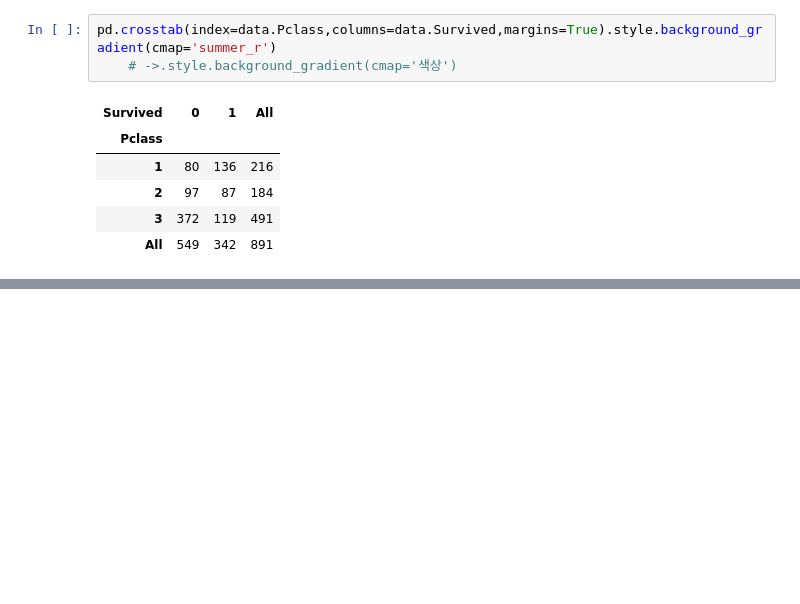
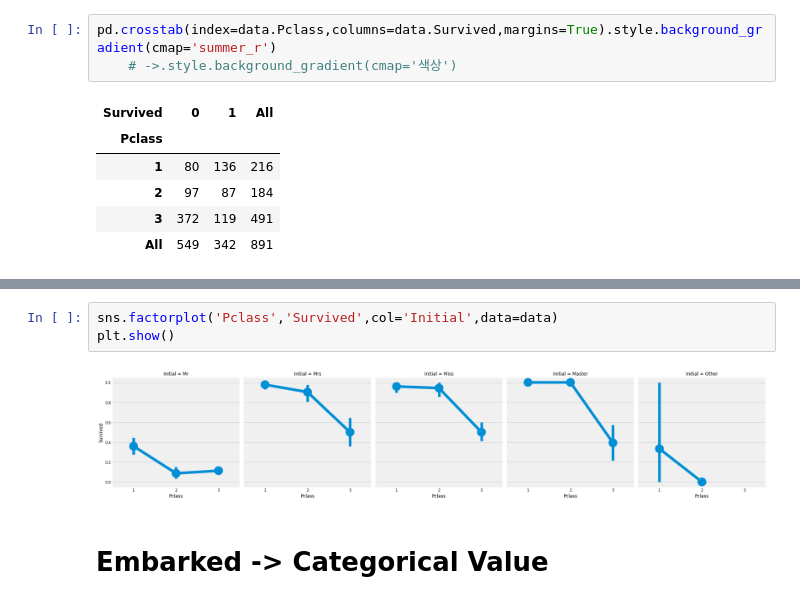
Before and after one commit to wodms1/AIFFEL_first, a Jupyter notebook: Titanic_project/Titanic_transcription/Titanic_transcription_2.ipynb, the cells around one changed output, grey strips where cells are left out. Cells and saved outputs as stored; diff of their text form; blank space fills up the shorter version.

```diff
--- a/Titanic_project/Titanic_transcription/Titanic_transcription_2.ipynb
+++ b/Titanic_project/Titanic_transcription/Titanic_transcription_2.ipynb
@@ -108,0 +200,7 @@ plt.show()
+# %%
+sns.factorplot('Pclass','Survived',col='Initial',data=data)
+plt.show()
+# %% [output]
+[figure, added]
+# %% [markdown]
+# Embarked -> Categorical Value
```
Also changed, not shown: parts of 78 cells of this notebook, 4 other files.
